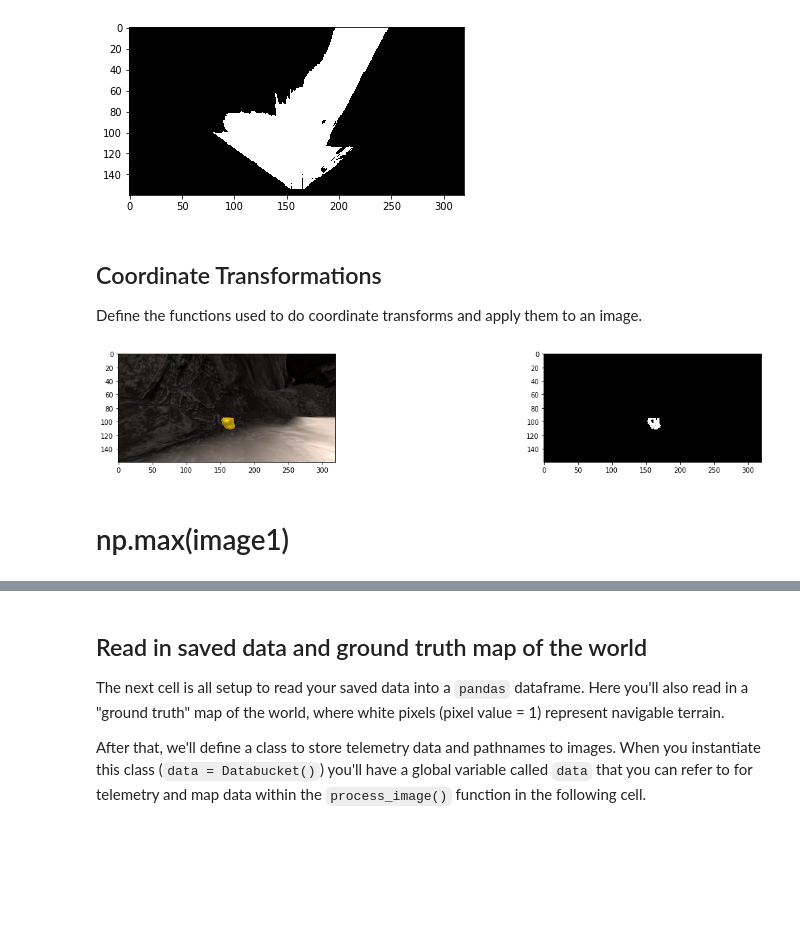
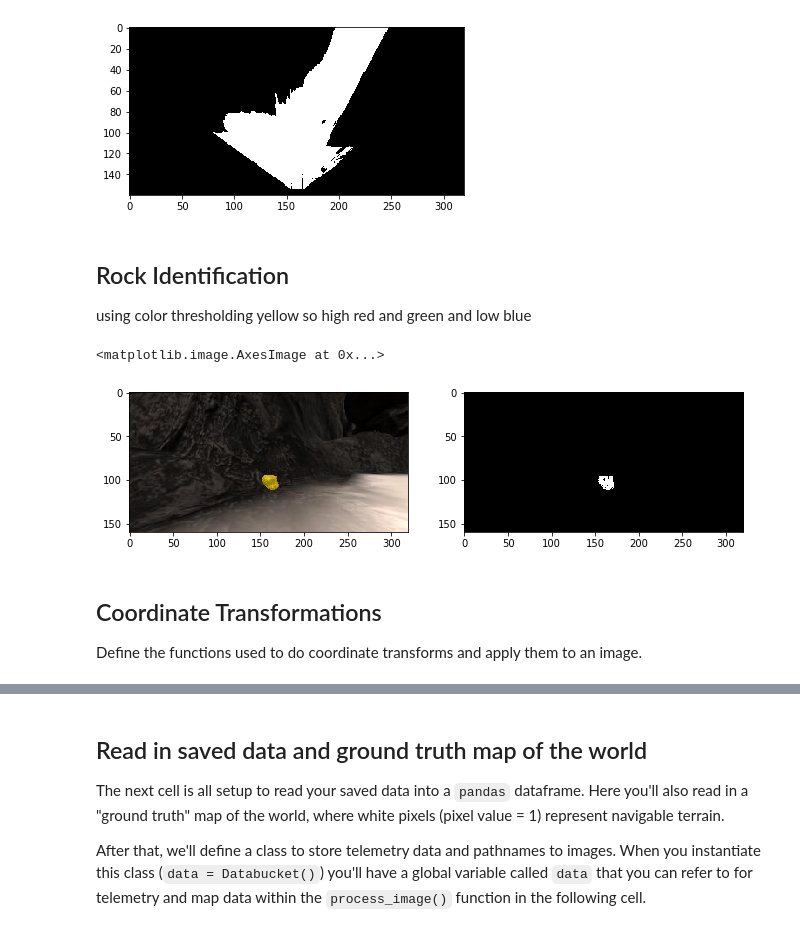
Before and after one commit to kitu2007/RoboND-Rover-Project, a Jupyter notebook: code/Rover_Project_Test_Notebook.ipynb, the cells around one changed output, grey strips where cells are left out. Drawn from its saved outputs; the diff is of its cells as text; code cells hidden in the pictures; blank space fills up the shorter version.

```diff
--- a/code/Rover_Project_Test_Notebook.ipynb
+++ b/code/Rover_Project_Test_Notebook.ipynb
@@ -147,35 +147,35 @@ plt.imshow(threshed, cmap='gray')
 # %% [output]
 <matplotlib.image.AxesImage at 0x...>
 [figure]
+# %% [markdown]
+## Rock Identification
+using color thresholding yellow so high red and green and low blue
+# %%
+fname = '/Users/kgarg/data/2017_robotics_nd/IMG/robocam_2017_12_25_16_17_11_097.jpg'
+example_rock = '../calibration_images/example_rock2.jpg'
+fname = example_rock
+image1 = mpimg.imread(fname);
+#image1 = np.asarray(image1,dtype=np.int32)
+
+# function for
+def get_rock(img, rock_color_thresh=[100,100,50]):
+    rock_seg = (img[:,:,0]>rock_color_thresh[0])  & (img[:,:,1]>rock_color_thresh[1]) & (img[:,:,2]<rock_color_thresh[2])
+    rocks_threshed = np.zeros_like(image1[:,:,0])
+    rocks_threshed[rock_seg]=1
+    return rocks_threshed
+
+rocks_threshed = get_rock(image1)
+fig = plt.figure(figsize=(11,3))
+plt.subplot(121)
+plt.imshow(np.uint8(image1))
+plt.subplot(122)
+plt.imshow(rocks_threshed,cmap='gray')
+# %% [output]
+<matplotlib.image.AxesImage at 0x...>
+[figure, added]
 # %% [markdown]
 ## Coordinate Transformations
 Define the functions used to do coordinate transforms and apply them to an image.
-# %%
-fname = '/Users/kgarg/data/2017_robotics_nd/IMG/robocam_2017_12_25_16_17_11_097.jpg'
-example_rock = '../calibration_images/example_rock2.jpg'
-fname = example_rock
-image1 = mpimg.imread(fname);
-#image1 = np.asarray(image1,dtype=np.int32)
-if 1:
-    img = image1
-    rock_color_thresh=[110,110,50]
-    rock_seg = (img[:,:,0]>rock_color_thresh[0])  & (img[:,:,1]>rock_color_thresh[1]) & (img[:,:,2]<rock_color_thresh[2])
-    rocks_threshed = np.zeros_like(image1[:,:,0])
-    rocks_threshed[rock_seg]=1
-
-    fig = plt.figure(figsize=(21,3))
-    plt.subplot(121)
-    plt.imshow(np.uint8(image1))
-    plt.subplot(122)
-    plt.imshow(rocks_threshed,cmap='gray')
-
-
-
-    #image2 = cv2.imread(fname)
-# %% [output]
-[figure, removed]
-# %% [markdown]
-# np.max(image1)
 # %%
 # Define a function to convert from image coords to rover coords
 def rover_coords(binary_img):
```
Also changed, not shown: parts of 7 cells of this notebook, 2 other files.
